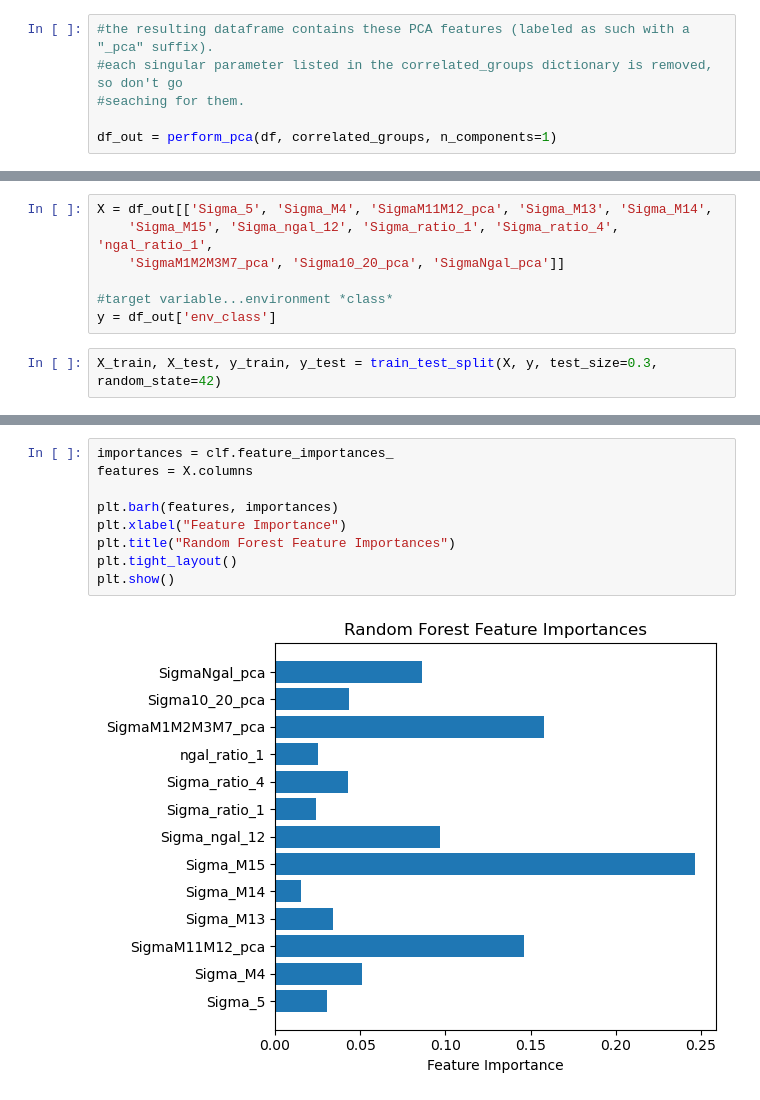
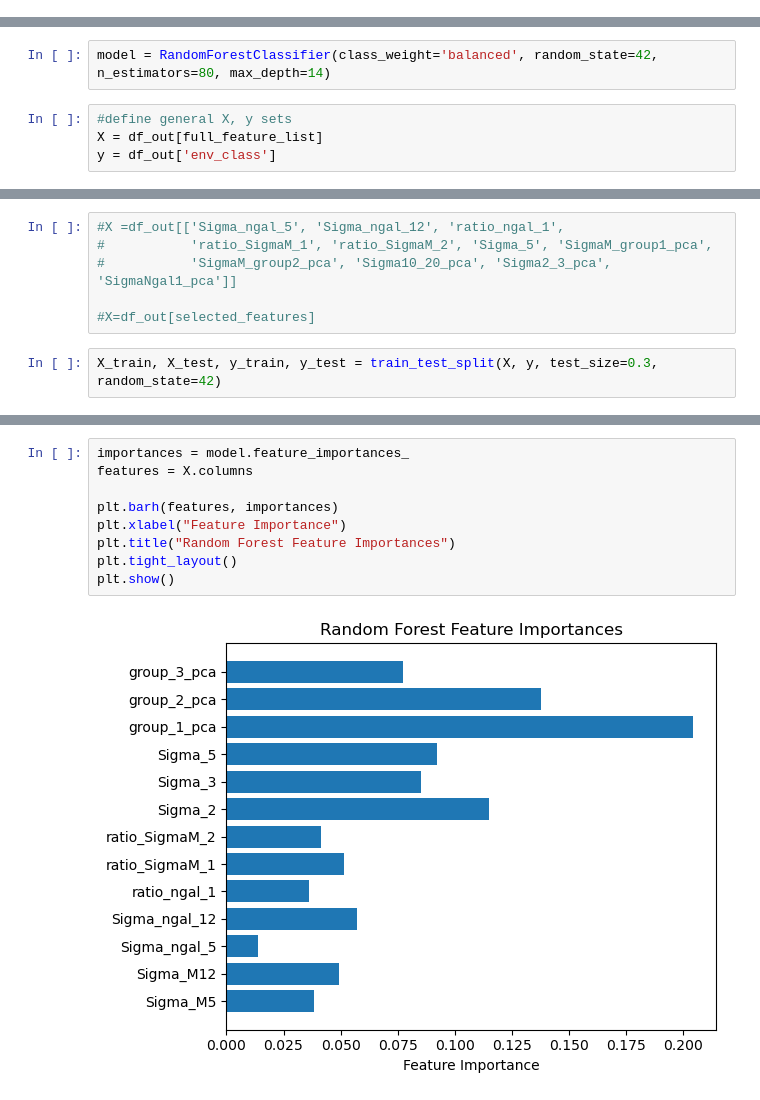
Before and after one commit to gammaspire/wisesize, a Jupyter notebook: ML_project/predict_M200.ipynb, the cells around one changed output, grey strips where cells are left out. Cells and saved outputs as stored; diff of their text form.

```diff
--- a/ML_project/predict_M200.ipynb
+++ b/ML_project/predict_M200.ipynb
@@ -201,6 +161,0 @@ correlated_groups = {
-# %%
-#the resulting dataframe contains these PCA features (labeled as such with a "_pca" suffix).
-#each singular parameter listed in the correlated_groups dictionary is removed, so don't go
-#seaching for them.
-
-df_out = perform_pca(df, correlated_groups, n_components=1)
@@ -480,3 +360,9 @@ df_out = df_out.dropna()
 df_out['env_class'] = np.select([df_out['tempel_field_flag'],
                                  df_out['tempel2017_group_flag'],df_out['tempel2017_cluster_flag']],
                 [0, 1, 2])
+# %%
+model = RandomForestClassifier(class_weight='balanced', random_state=42, n_estimators=80, max_depth=14)
+# %%
+#define general X, y sets
+X = df_out[full_feature_list]
+y = df_out['env_class']
@@ -483,10 +378,9 @@ df_out['env_class'] = np.select([df_out['tempel_field_flag'],
 # %%
-X = df_out[['Sigma_5', 'Sigma_M4', 'SigmaM11M12_pca', 'Sigma_M13', 'Sigma_M14',
-    'Sigma_M15', 'Sigma_ngal_12', 'Sigma_ratio_1', 'Sigma_ratio_4', 'ngal_ratio_1',
-    'SigmaM1M2M3M7_pca', 'Sigma10_20_pca', 'SigmaNgal_pca']]
+#X =df_out[['Sigma_ngal_5', 'Sigma_ngal_12', 'ratio_ngal_1',
+#           'ratio_SigmaM_1', 'ratio_SigmaM_2', 'Sigma_5', 'SigmaM_group1_pca',
+#           'SigmaM_group2_pca', 'Sigma10_20_pca', 'Sigma2_3_pca', 'SigmaNgal1_pca']]
 
-#target variable...environment *class*
-y = df_out['env_class']
+#X=df_out[selected_features]
 # %%
 X_train, X_test, y_train, y_test = train_test_split(X, y, test_size=0.3, random_state=42)
 # %%
@@ -505,14 +398,14 @@ Accuracy: 96.63%
 # %%
-importances = clf.feature_importances_
+importances = model.feature_importances_
 features = X.columns
 
 plt.barh(features, importances)
 plt.xlabel("Feature Importance")
 plt.title("Random Forest Feature Importances")
 plt.tight_layout()
 plt.show()
 # %% [output]
-[figure, old version]
+[figure, new version]
 # %%
 #CORRELATION MAP! Check if there are any redundant features (correlation > 0.95 or so)
 
```
Also changed, not shown: parts of 63 cells of this notebook, 6 other files.
